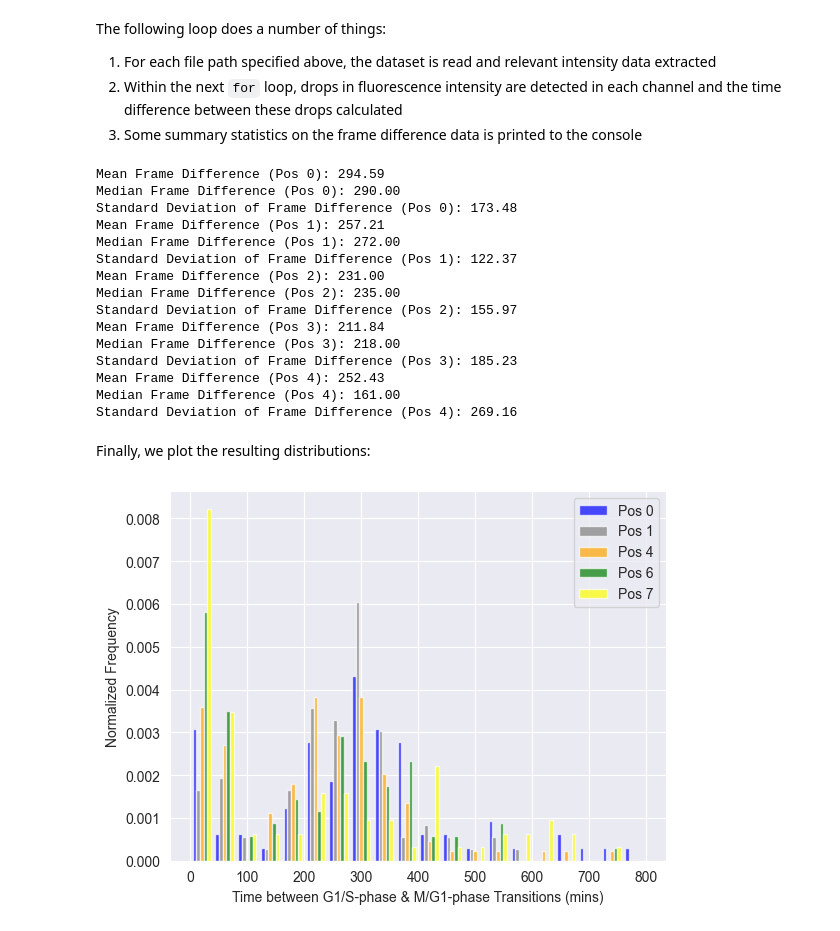
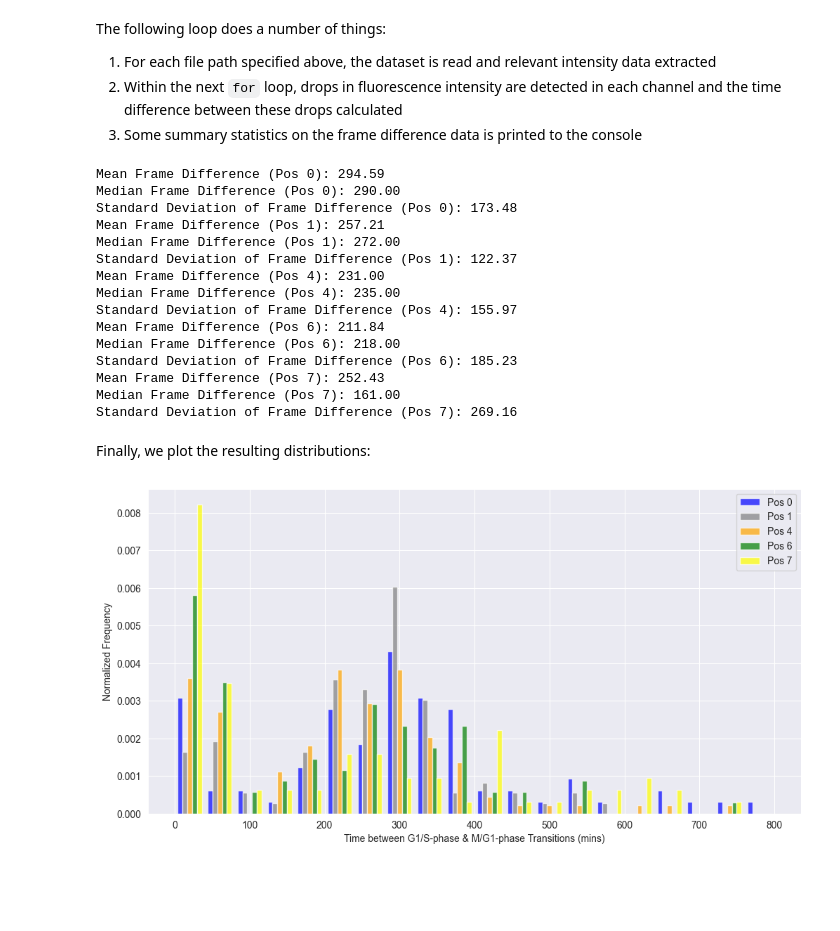
Before and after one commit to FrancisCrickInstitute/multi-dimensional-imaging-and-analysis, a Jupyter notebook: Live-Cell-Imaging-And-Tracking/compare_FUCCI_markers.ipynb, the cells around one changed output. Drawn from its saved outputs; the diff is of its cells as text; code cells hidden in the pictures; blank space fills up the shorter version.

```diff
--- a/Live-Cell-Imaging-And-Tracking/compare_FUCCI_markers.ipynb
+++ b/Live-Cell-Imaging-And-Tracking/compare_FUCCI_markers.ipynb
@@ -36,40 +37,55 @@ def find_steep_fall_frame(intensity_values, threshold=0.05, window=50):
 # %% [markdown]
 The `file_paths` variables holds the paths to all the source data we want to analyse, while the `frame_differences_all` variables will hold the resultant data that we are interested in plotting:
 # %%
+# Glob the file paths
 file_paths = glob.glob(
-    'C:/Users/davej/Downloads/Francis*/Francis*/Prelim_analysis_2/Pos*/FUCCI_LEDpower_Jul24_2_MMStack_Pos*_spots.csv')
+    'Z:/working/Training/2024-Crick Microscopy Course/Live imaging/trial data/Prelim_analysis_2/Pos*/*_Pos*_spots.csv')
+
 frame_differences_all = []
+position_labels = []
+
+# Regex to extract position number from file name
+position_pattern = re.compile(r'_Pos(\d+)_')
 # %% [markdown]
 The following loop does a number of things:
 1. For each file path specified above, the dataset is read and relevant intensity data extracted
 2. Within the next `for` loop, drops in fluorescence intensity are detected in each channel and the time difference between these drops calculated
 3. Some summary statistics on the frame difference data is printed to the console
 # %%
-for i in range(len(file_paths)):
-    data = pd.read_csv(file_paths[i], skiprows=[1, 2, 3])
+for file_path in file_paths:
+    # Extract position number from file name
+    match = position_pattern.search(file_path)
+    position_num = -1
+    if match:
+        position_num = int(match.group(1))
+        position_labels.append(position_num)
+
+    data = pd.read_csv(file_path, skiprows=[1, 2, 3])
     data.sort_values(by=['TRACK_ID', 'FRAME'], ignore_index=True, inplace=True)
     intensity_data = data[['FRAME', 'TRACK_ID', 'MEAN_INTENSITY_CH2', 'MEAN_INTENSITY_CH3']]
     unique_tracks = intensity_data['TRACK_ID'].unique()
+
     frame_differences = []
-
     for track in unique_tracks:
         track_data = intensity_data[intensity_data['TRACK_ID'] == track]
         frames = track_data['FRAME'].values
         intensity_values_C2 = track_data['MEAN_INTENSITY_CH2'].values
         intensity_values_C3 = track_data['MEAN_INTENSITY_CH3'].values
+
         fall_frame_C3 = find_steep_fall_frame(intensity_values_C3)
         fall_frame_C2 = find_steep_fall_frame(intensity_values_C2)
 
         if fall_frame_C3 is not None and fall_frame_C2 is not None:
-            frame_difference = (frames[fall_frame_C2] - frames[fall_frame_C3]) * frame_duration
+            frame_difference = (frames[fall_frame_C2] - frames[fall_frame_C3]) * FRAME_DURATION
             if frame_difference >= 0:
                 frame_differences.append(frame_difference)
 
     frame_differences_all.append(frame_differences)
 
-    print(f"Mean Frame Difference (Pos {i}): {np.mean(frame_differences):.2f}")
-    print(f"Median Frame Difference (Pos {i}): {np.median(frame_differences):.2f}")
-    print(f"Standard Deviation of Frame Difference (Pos {i}): {np.std(frame_differences):.2f}")
+    # Output the statistics
+    print(f"Mean Frame Difference (Pos {position_num}): {np.mean(frame_differences):.2f}")
+    print(f"Median Frame Difference (Pos {position_num}): {np.median(frame_differences):.2f}")
+    print(f"Standard Deviation of Frame Difference (Pos {position_num}): {np.std(frame_differences):.2f}")
 # %% [output]
 Mean Frame Difference (Pos 0): 294.59
 Median Frame Difference (Pos 0): 290.00
@@ -77,26 +93,28 @@ Standard Deviation of Frame Difference (Pos 0): 173.48
 Mean Frame Difference (Pos 1): 257.21
 Median Frame Difference (Pos 1): 272.00
 Standard Deviation of Frame Difference (Pos 1): 122.37
-Mean Frame Difference (Pos 2): 231.00
-Median Frame Difference (Pos 2): 235.00
-Standard Deviation of Frame Difference (Pos 2): 155.97
-Mean Frame Difference (Pos 3): 211.84
-Median Frame Difference (Pos 3): 218.00
-Standard Deviation of Frame Difference (Pos 3): 185.23
-Mean Frame Difference (Pos 4): 252.43
-Median Frame Difference (Pos 4): 161.00
-Standard Deviation of Frame Difference (Pos 4): 269.16
+Mean Frame Difference (Pos 4): 231.00
+Median Frame Difference (Pos 4): 235.00
+Standard Deviation of Frame Difference (Pos 4): 155.97
+Mean Frame Difference (Pos 6): 211.84
+Median Frame Difference (Pos 6): 218.00
+Standard Deviation of Frame Difference (Pos 6): 185.23
+Mean Frame Difference (Pos 7): 252.43
+Median Frame Difference (Pos 7): 161.00
+Standard Deviation of Frame Difference (Pos 7): 269.16
 # %% [markdown]
 Finally, we plot the resulting distributions:
 # %%
+# Plotting
 %matplotlib inline
-#plt.figure(figsize=(12, 6))
-plt.hist(frame_differences_all, bins=20, range=(0, 800), color=colors, alpha=0.7, density=True,
-         label=[f'Pos {i}' for i in (0, 1, 4, 6, 7)])
+plt.figure(figsize=(12, 6))
+
+plt.hist(frame_differences_all, bins=20, range=(0, 800), color=COLORS[:len(frame_differences_all)], alpha=0.7, density=True,
+         label=[f'Pos {pos}' for pos in position_labels])
 plt.xlabel('Time between G1/S-phase & M/G1-phase Transitions (mins)')
 plt.ylabel('Normalized Frequency')
 plt.legend()
 plt.show()
 # %% [output]
-[figure, old version]
+[figure, new version]
 # %%
```
Also changed, not shown: parts of 4 cells of this notebook, 1 other file.
